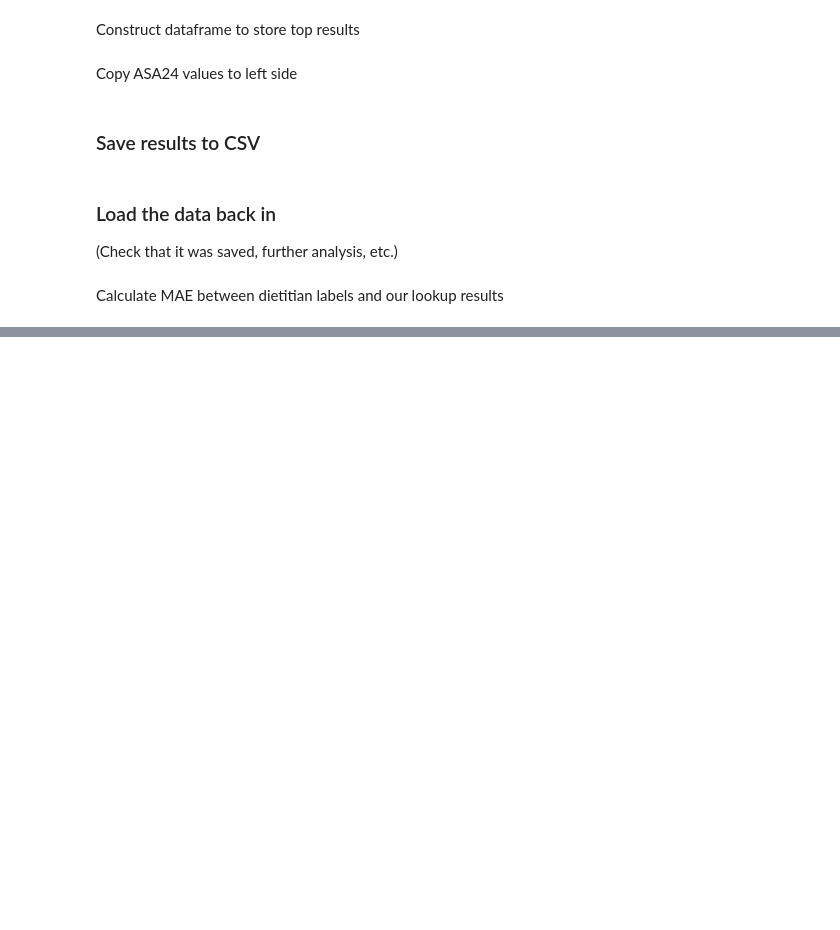
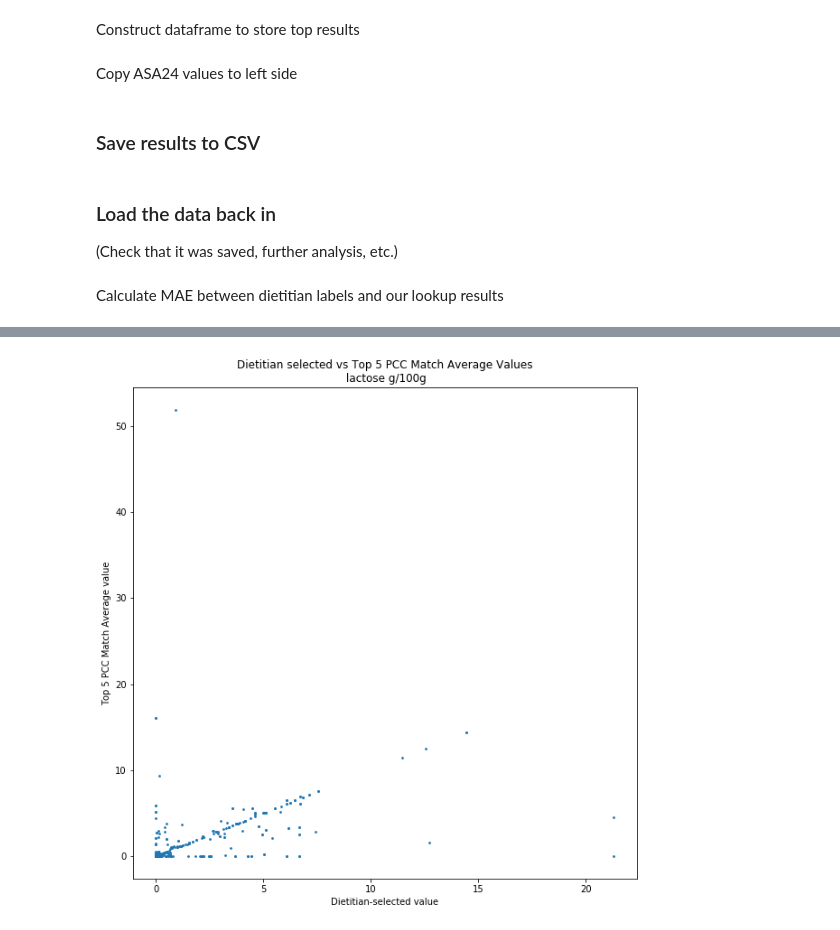
Before and after one commit to IBPA/dairy_matching, a Jupyter notebook: scripts/matching_pcc.ipynb, the cells around one changed output, grey strips where cells are left out. Drawn from its saved outputs; the diff is of its cells as text; code cells hidden in the pictures; blank space fills up the shorter version.

Commit message:
compute mae for string matching only

```diff
--- a/scripts/matching_pcc.ipynb
+++ b/scripts/matching_pcc.ipynb
@@ -339,11 +327,15 @@ results_top = pd.read_csv('../data/pcc_matching_results_top_5.tsv',sep='\t')
 # %%
-results_top_desc_only =  pd.read_csv('../data/pcc_matching_results_top_5_desc_only.tsv',sep='\t')
+# results_top_desc_only =  pd.read_csv('../data/pcc_matching_results_top_5_desc_only.tsv',sep='\t')
 # %% [markdown]
 Calculate MAE between dietitian labels and our lookup results
+# %%
+first_matches = results_top.loc[(results_top_desc_only.index.get_level_values('match_index') == 0)]
 # %%
-labeled_lactose = results_top.loc[:,'lac.per.100g']
-labeled_lactose = labeled_lactose[~np.isnan(labeled_lactose)].values.flatten()
+# labeled_lactose = results_top.loc[:,'lac.per.100g']
+# labeled_lactose = labeled_lactose[~np.isnan(labeled_lactose)].values()
 
-lookup_lactose = pd.DataFrame(results_top['Lactose (g)'].groupby("asa_index").apply(np.mean)).values.flatten()
-labeled_lactose_nonzero = labeled_lactose[labeled_lactose != 0]
-lookup_lactose_nonzero = lookup_lactose[labeled_lactose != 0]
+labeled_lactose_first = first_matches['lac.per.100g']
+lookup_lactose_first = first_matches['Lactose (g)']
+lookup_lactose_mean_top = pd.DataFrame(results_top['Lactose (g)'].groupby("asa_index").apply(np.mean)).values.flatten()
+# labeled_lactose_nonzero = labeled_lactose[labeled_lactose != 0]
+# lookup_lactose_nonzero = lookup_lactose[labeled_lactose != 0]
@@ -368,5 +366,7 @@ R2: 0.09914837462619741
 # %%
-plt.scatter(x=labeled_lactose[labeled_lactose != 0],y=lookup_lactose[labeled_lactose != 0],s=3)
-plt.xlabel('Dietitian-selected value')
-plt.ylabel('Top 5 PCC Match Average value')
-plt.title('Dietitian selected vs Top 5 PCC Match Average Values\n lactose g/100g')
+def plot_results(actual,pred):
+    """actual vs. predicted plot"""
+    plt.scatter(x=actual,y=pred,s=3)
+    plt.xlabel('Dietitian-selected value')
+    plt.ylabel('Top 5 PCC Match Average value')
+    plt.title('Dietitian selected vs Top 5 PCC Match Average Values\n lactose g/100g')
@@ -378,0 +373,4 @@ ValueError: Incompatible dimension for X and Y matrices: X.shape[1] == 1401 whil
+# %%
+plot_results(labeled_lactose_first,lookup_lactose_first)
+# %% [output]
+[figure, added]
```
Also changed, not shown: parts of 42 cells of this notebook.
